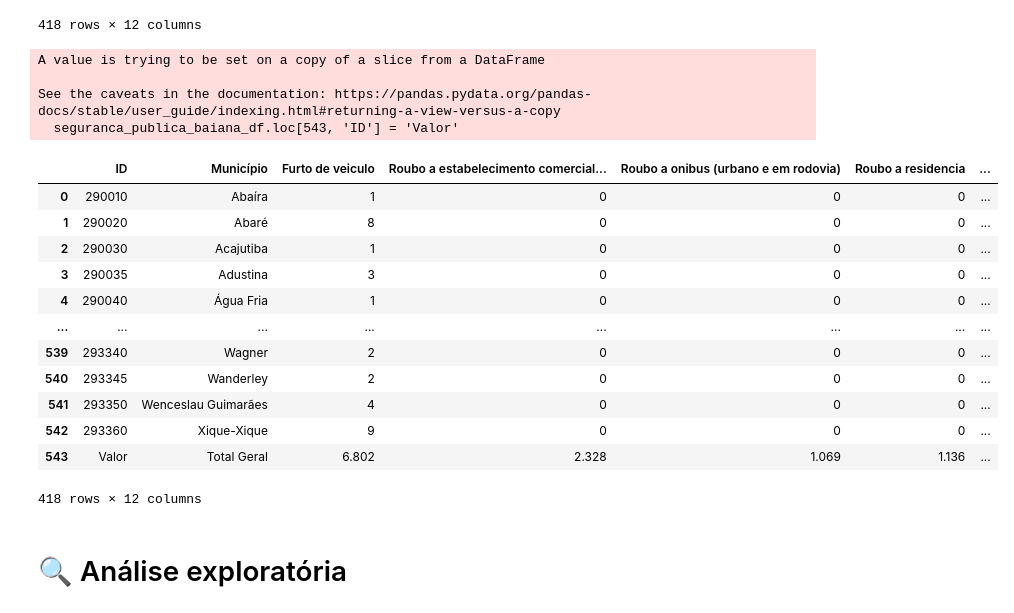
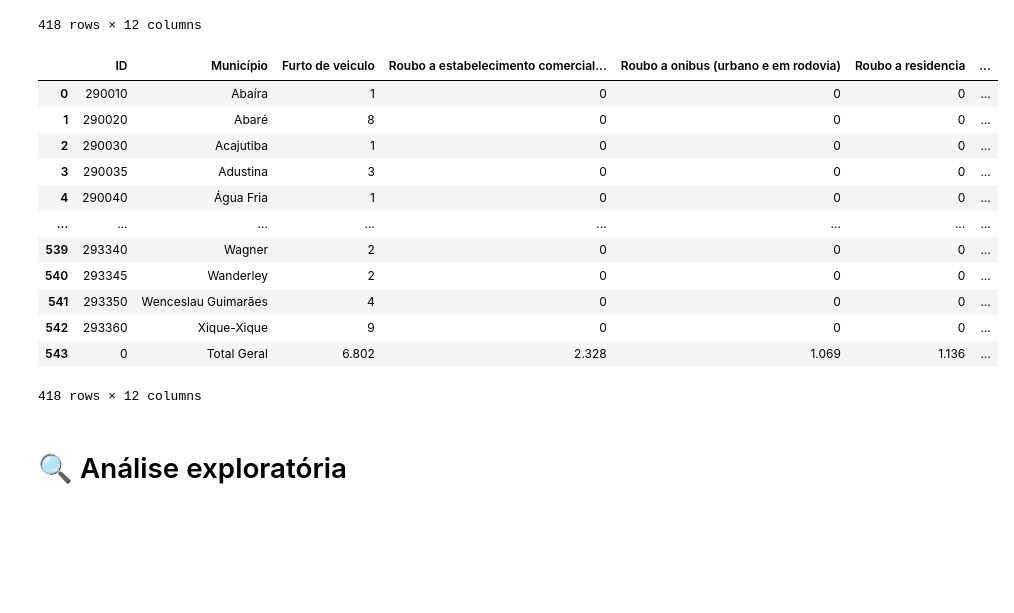
Before and after one commit to Gabyzera/bahia_crimes_analysis, a Jupyter notebook: src/bahia_crimes.ipynb, the cells around one changed output. Drawn from its saved outputs; the diff is of its cells as text; code cells hidden in the pictures; blank space fills up the shorter version.

```diff
--- a/src/bahia_crimes.ipynb
+++ b/src/bahia_crimes.ipynb
@@ -82,27 +82,23 @@ seguranca_publica_baiana_df
 | 542 | 293360 | Xique-Xique | 9 | 0 | 0 | 0 | ... |
 | 543 | NaN | Total Geral | 6.802 | 2.328 | 1.069 | 1.136 | ... |
 418 rows × 12 columns
-# %%
-seguranca_publica_baiana_df.loc[543, 'ID'] = 'Valor'
-seguranca_publica_baiana_df
-# %% [output]
-A value is trying to be set on a copy of a slice from a DataFrame
-
-See the caveats in the documentation: https://pandas.pydata.org/pandas-docs/stable/user_guide/indexing.html#returning-a-view-versus-a-copy
-  seguranca_publica_baiana_df.loc[543, 'ID'] = 'Valor'
-|  | ID | Município | Furto de veiculo | Roubo a estabelecimento comercial... | Roubo a onibus (urbano e em rodovia) | Roubo a residencia | ... |
-| 0 | 290010 | Abaíra | 1 | 0 | 0 | 0 | ... |
-| 1 | 290020 | Abaré | 8 | 0 | 0 | 0 | ... |
-| 2 | 290030 | Acajutiba | 1 | 0 | 0 | 0 | ... |
-| 3 | 290035 | Adustina | 3 | 0 | 0 | 0 | ... |
-| 4 | 290040 | Água Fria | 1 | 0 | 0 | 0 | ... |
-| ... | ... | ... | ... | ... | ... | ... | ... |
-| 539 | 293340 | Wagner | 2 | 0 | 0 | 0 | ... |
-| 540 | 293345 | Wanderley | 2 | 0 | 0 | 0 | ... |
-| 541 | 293350 | Wenceslau Guimarães | 4 | 0 | 0 | 0 | ... |
-| 542 | 293360 | Xique-Xique | 9 | 0 | 0 | 0 | ... |
-| 543 | Valor | Total Geral | 6.802 | 2.328 | 1.069 | 1.136 | ... |
-418 rows × 12 columns
+# %%
+seguranca_publica_baiana_df = seguranca_publica_baiana_df.fillna(0)
+seguranca_publica_baiana_df
+# %% [output]
+|  | ID | Município | Furto de veiculo | Roubo a estabelecimento comercial... | Roubo a onibus (urbano e em rodovia) | Roubo a residencia | ... |
+| 0 | 290010 | Abaíra | 1 | 0 | 0 | 0 | ... |
+| 1 | 290020 | Abaré | 8 | 0 | 0 | 0 | ... |
+| 2 | 290030 | Acajutiba | 1 | 0 | 0 | 0 | ... |
+| 3 | 290035 | Adustina | 3 | 0 | 0 | 0 | ... |
+| 4 | 290040 | Água Fria | 1 | 0 | 0 | 0 | ... |
+| ... | ... | ... | ... | ... | ... | ... | ... |
+| 539 | 293340 | Wagner | 2 | 0 | 0 | 0 | ... |
+| 540 | 293345 | Wanderley | 2 | 0 | 0 | 0 | ... |
+| 541 | 293350 | Wenceslau Guimarães | 4 | 0 | 0 | 0 | ... |
+| 542 | 293360 | Xique-Xique | 9 | 0 | 0 | 0 | ... |
+| 543 | 0 | Total Geral | 6.802 | 2.328 | 1.069 | 1.136 | ... |
+418 rows × 12 columns
 # %% [markdown]
 # 🔍 Análise exploratória
 # %% [markdown]
```
Also changed, not shown: parts of 12 cells of this notebook.
